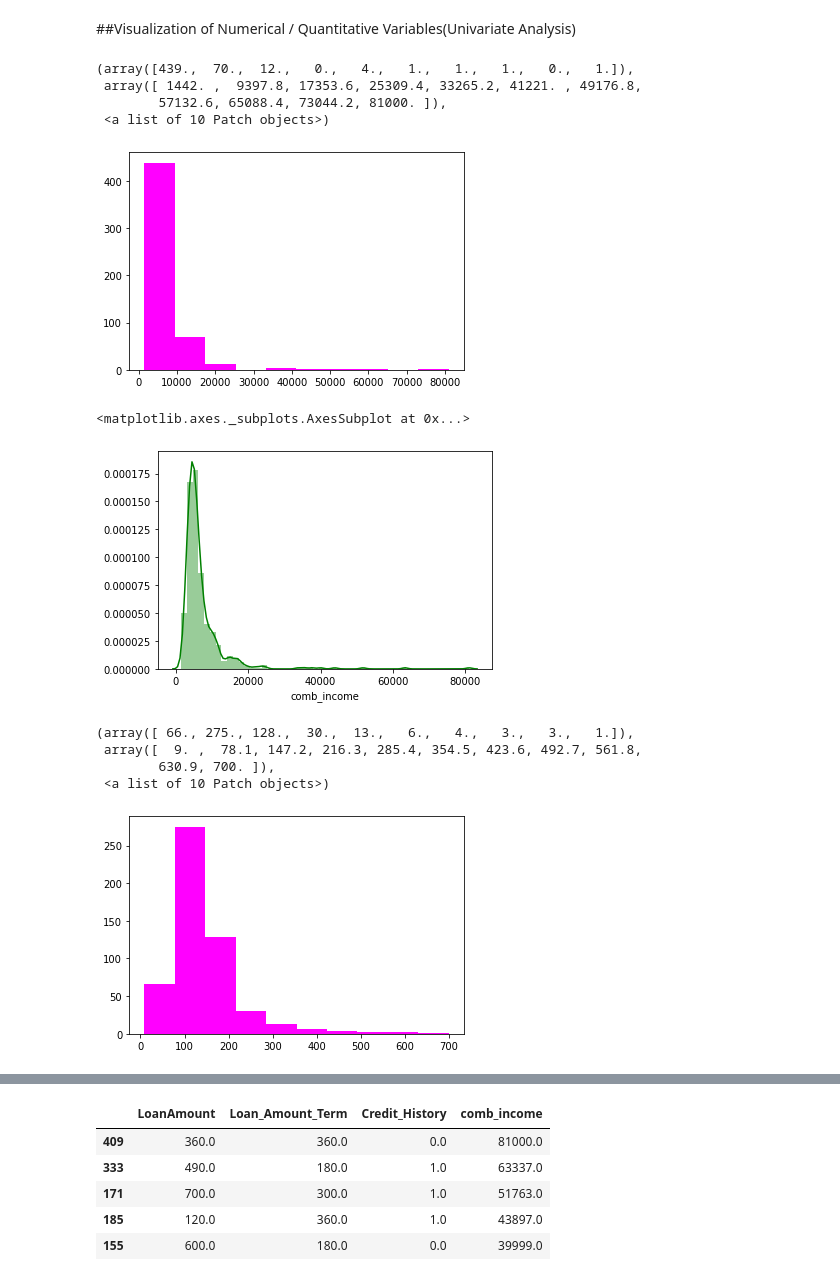
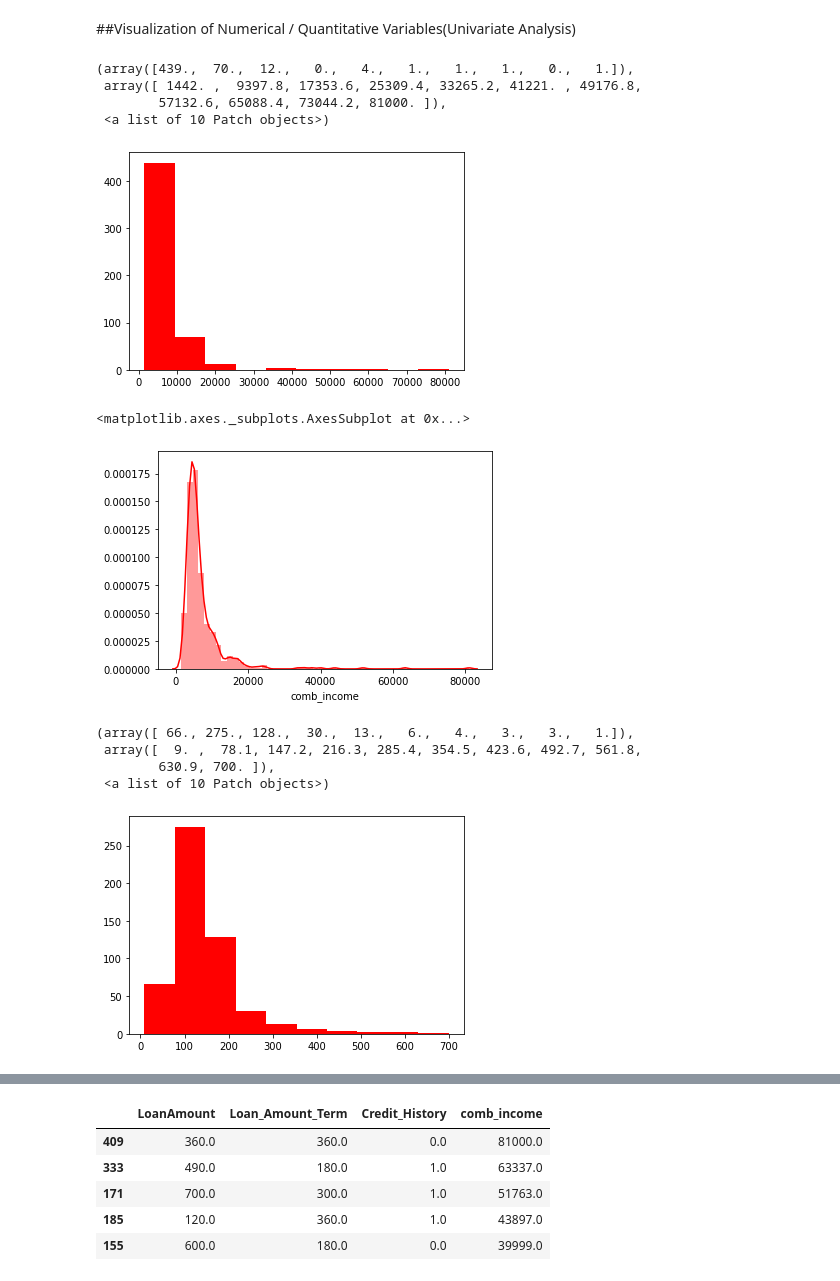
Before and after one commit to narendra1711/loan_prediction, a Jupyter notebook: loan_prediction.ipynb, the cells around one changed output, grey strips where cells are left out. Saved outputs shown, nothing was run; the diff lists cells and outputs as text; code cells hidden in the pictures.

```diff
--- a/loan_prediction.ipynb
+++ b/loan_prediction.ipynb
@@ -407,7 +407,7 @@ min_max_values('LoanAmount')
 ##Visualization of Numerical / Quantitative Variables(Univariate Analysis)
 # %%
 #histogram of continuous numerical variables
-plt.hist(loan_df['comb_income'],color='Magenta')
+plt.hist(loan_df['comb_income'],color='Red')
 
 #observation:
 #1. majority of people have combined income between a range of approx.1000 to 10000
@@ -419,10 +419,10 @@ plt.hist(loan_df['comb_income'],color='Magenta')
  array([ 1442. ,  9397.8, 17353.6, 25309.4, 33265.2, 41221. , 49176.8,
         57132.6, 65088.4, 73044.2, 81000. ]),
  <a list of 10 Patch objects>)
-[figure, old version]
+[figure, new version]
 # %%
 #probability Distribution Function
-sns.distplot(loan_df['comb_income'],color='green')
+sns.distplot(loan_df['comb_income'],color='Red')
 
 #observation:
 #1. In histogram we get the count/actual value for every data on x axis, But here we get % instead of actual value
@@ -430,21 +430,21 @@ sns.distplot(loan_df['comb_income'],color='green')
 #3. % value always lie between '0' and '1'
 # %% [output]
 <matplotlib.axes._subplots.AxesSubplot at 0x...>
-[figure, old version]
+[figure, new version]
 # %%
 #histogram of continuous numerical variables
-plt.hist(loan_df['LoanAmount'],color='Magenta')
+plt.hist(loan_df['LoanAmount'],color='Red')
 
 #observation:
 #1. majority of people applied for loan amount between a range of approx.90 to 130
 #2. data spread is high on right hand side
 #3. people having loan_amount applied=500-700 are far away from the other set of people
 #4. data on tail side can be removed for analysis
 # %% [output]
 (array([ 66., 275., 128.,  30.,  13.,   6.,   4.,   3.,   3.,   1.]),
  array([  9. ,  78.1, 147.2, 216.3, 285.4, 354.5, 423.6, 492.7, 561.8,
         630.9, 700. ]),
  <a list of 10 Patch objects>)
-[figure, old version]
+[figure, new version]
 # %%
 #probability Distribution Function
```
Also changed, not shown: parts of 19 cells of this notebook.
